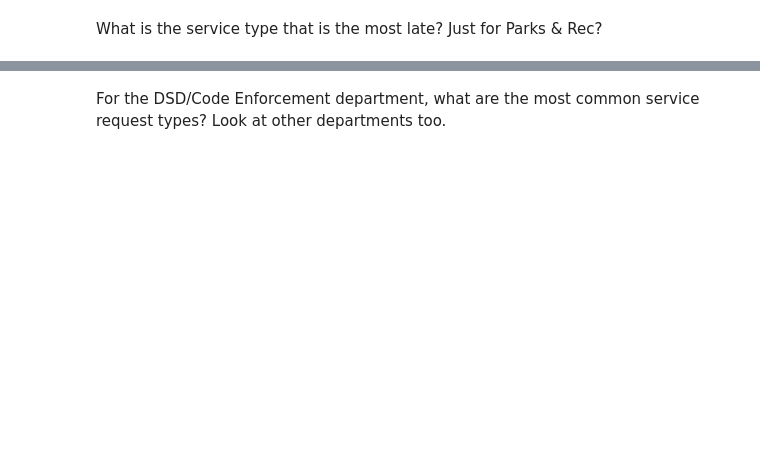
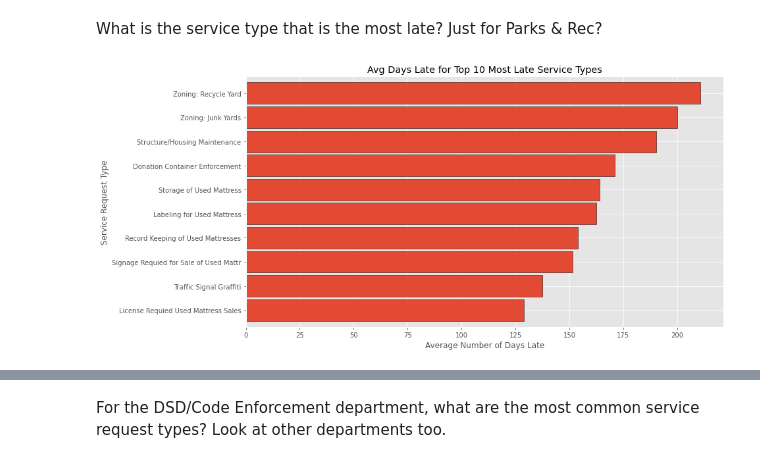
Before and after one commit to adam-talbot/spark-exercises, a Jupyter notebook: explore.ipynb, the cells around one changed output, grey strips where cells are left out. Cells and saved outputs as stored; diff of their text form; code cells hidden in the pictures; blank space fills up the shorter version.

```diff
--- a/explore.ipynb
+++ b/explore.ipynb
@@ -32,3 +113,18 @@ On average, how late are the late cases by department?
 ## 4.
 # %% [markdown]
 What is the service type that is the most late? Just for Parks & Rec?
+# %%
+(
+    df.filter('case_late')
+    .groupBy('service_request_type')
+    .agg(avg('num_days_late').alias('avg_days_late'))
+    .sort(desc('avg_days_late'))
+    .limit(10)
+    .toPandas()
+    .set_index('service_request_type')
+    .avg_days_late.sort_values()
+    .plot.barh(ec='black', width=0.9)
+)
+plt.gca().set(xlabel='Average Number of Days Late', ylabel='Service Request Type', title='Avg Days Late for Top 10 Most Late Service Types');
+# %% [output]
+[figure, added]
```
Also changed, not shown: parts of 22 cells of this notebook.
